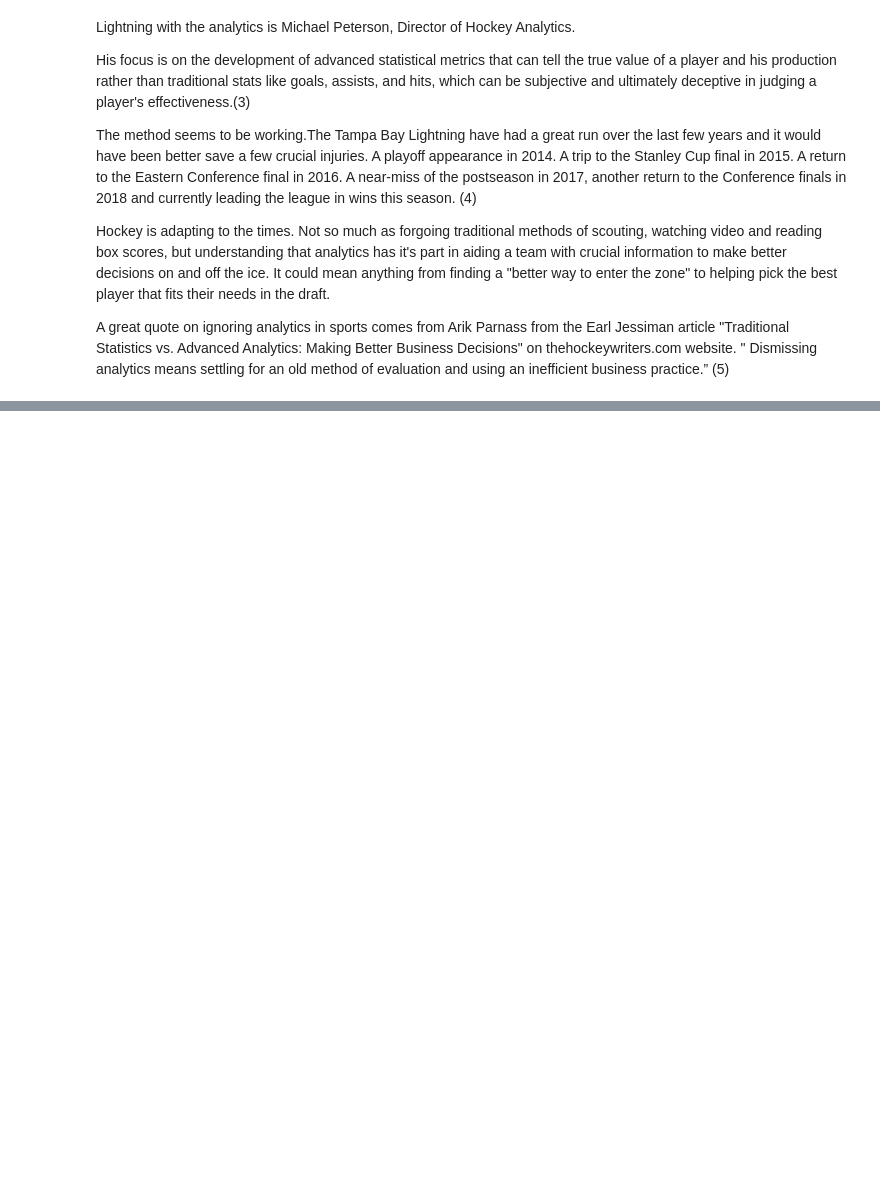
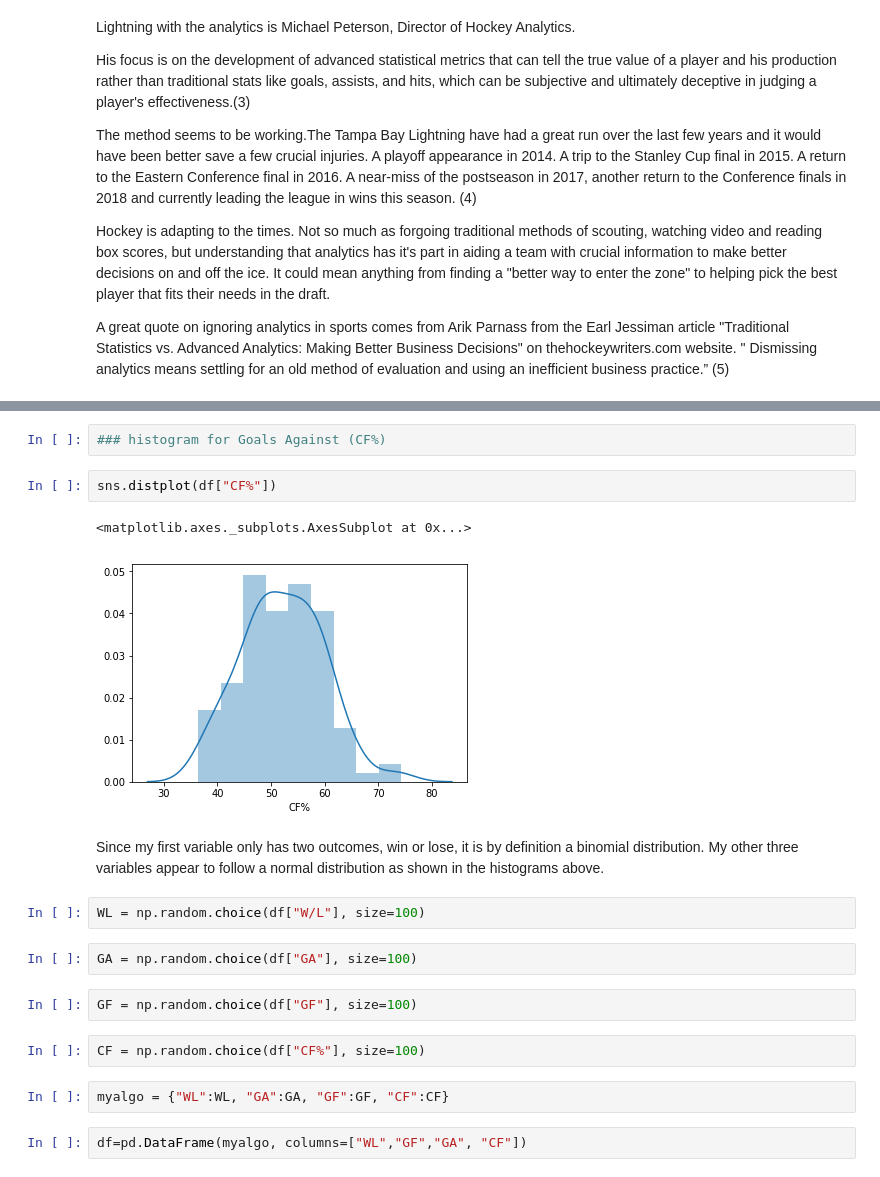
Before and after one commit to pjmeehan/PDA-PROJECT, a Jupyter notebook: PDA Project 2018.ipynb, the cells around one changed output, grey strips where cells are left out. Cells and saved outputs as stored; diff of their text form; blank space fills up the shorter version.

```diff
--- a/PDA Project 2018.ipynb
+++ b/PDA Project 2018.ipynb
@@ -55,0 +126,21 @@ The same factors that affect "goals for" also affect goals against. Was the team
+# %%
+### histogram for Goals Against (CF%)
+# %%
+sns.distplot(df["CF%"])
+# %% [output]
+<matplotlib.axes._subplots.AxesSubplot at 0x...>
+[figure, added]
+# %% [markdown]
+Since my first variable only has two outcomes, win or lose, it is by definition a binomial distribution. My other three variables appear to follow a normal distribution as shown in the histograms above.
+# %%
+WL = np.random.choice(df["W/L"], size=100)
+# %%
+GA = np.random.choice(df["GA"], size=100)
+# %%
+GF = np.random.choice(df["GF"], size=100)
+# %%
+CF = np.random.choice(df["CF%"], size=100)
+# %%
+myalgo = {"WL":WL, "GA":GA, "GF":GF, "CF":CF}
+# %%
+df=pd.DataFrame(myalgo, columns=["WL","GF","GA", "CF"])
```
Also changed, not shown: parts of 15 cells of this notebook, 1 other file.
